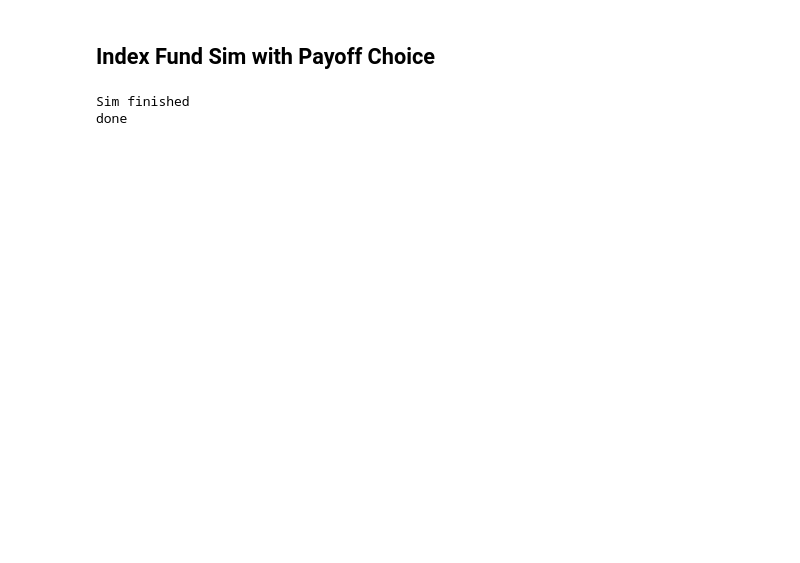
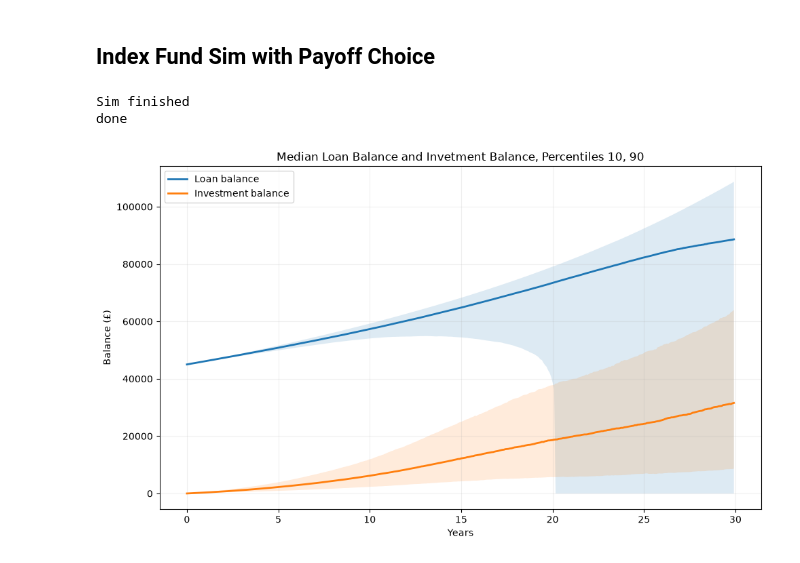
Before and after one commit to j-cwpr/quant-slc-hedging, a Jupyter notebook: src/quant_slc_hedging/notebooks/index_fund_sim.ipynb, the cells around one changed output. Saved outputs shown, nothing was run; the diff lists cells and outputs as text; code cells hidden in the pictures; blank space fills up the shorter version.

```diff
--- a/src/quant_slc_hedging/notebooks/index_fund_sim.ipynb
+++ b/src/quant_slc_hedging/notebooks/index_fund_sim.ipynb
@@ -46,4 +47,63 @@ print("done")
 # %% [output]
 Sim finished
 done
+# %%
+# Time axis in years
+time = np.arange(observations) / 12
+
+# Extract simulation results
+loan = res.loan_result.loan_balance
+investment = res.investment_balance
+
+# Median and percentile bands
+loan_median = np.median(loan, axis=0)
+loan_p10 = np.percentile(loan, 10, axis=0)
+loan_p90 = np.percentile(loan, 90, axis=0)
+
+investment_median = np.median(investment, axis=0)
+investment_p10 = np.percentile(investment, 10, axis=0)
+investment_p90 = np.percentile(investment, 90, axis=0)
+
+fig, ax = plt.subplots(figsize=(10, 6))
+
+# Loan balance
+ax.plot(
+    time,
+    loan_median,
+    label="Loan balance",
+    linewidth=2,
+)
+
+ax.fill_between(
+    time,
+    loan_p10,
+    loan_p90,
+    alpha=0.15,
+)
+
+# Investment balance
+ax.plot(
+    time,
+    investment_median,
+    label="Investment balance",
+    linewidth=2,
+)
+
+ax.fill_between(
+    time,
+    investment_p10,
+    investment_p90,
+    alpha=0.15,
+)
+
+ax.set_xlabel("Years")
+ax.set_ylabel("Balance (£)")
+ax.set_title("Median Loan Balance and Invetment Balance, Percentiles 10, 90")
+ax.legend()
+ax.grid(alpha=0.2)
+
+plt.tight_layout()
+plt.show()
+# %% [output]
+[figure, added]
 # %%
```
Also changed, not shown: parts of 5 cells of this notebook, 12 other files.
